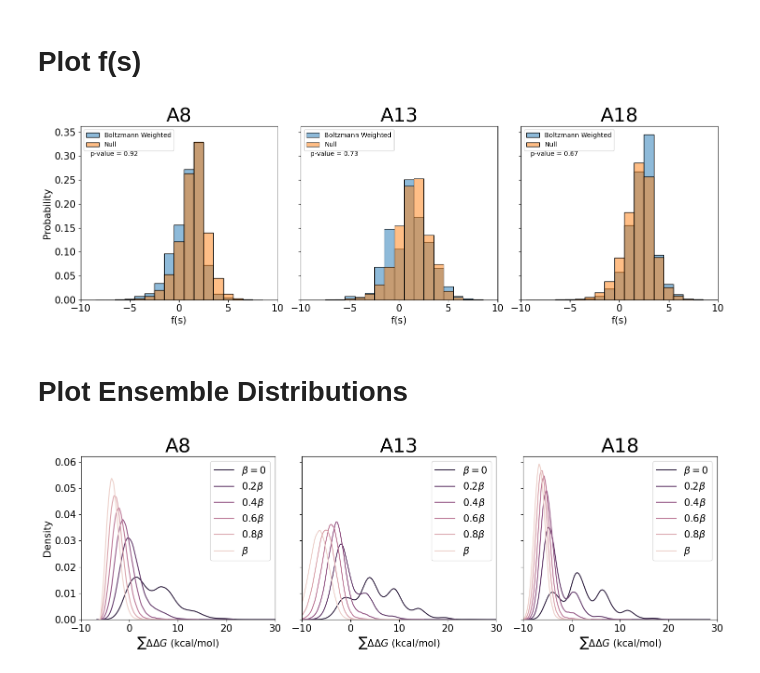
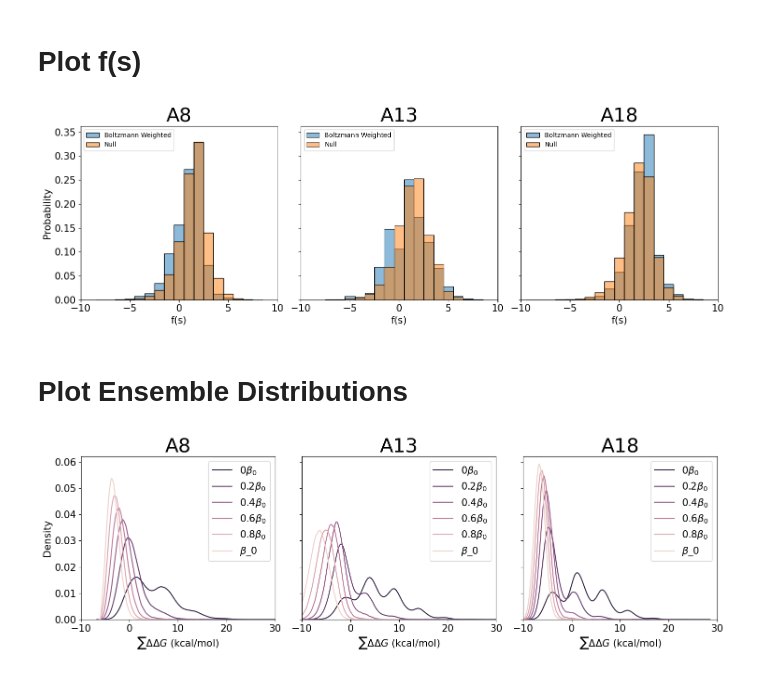
Before and after one commit to DJNovack/Massively_Parallel_Free_Energy_Calculations_of_HA_Binders_2024, a Jupyter notebook: Figures/SI_Simulated_Tempering/SI_Simulated_Tempering.ipynb, the cells around one changed output. Drawn from its saved outputs; the diff is of its cells as text; code cells hidden in the pictures.

```diff
--- a/Figures/SI_Simulated_Tempering/SI_Simulated_Tempering.ipynb
+++ b/Figures/SI_Simulated_Tempering/SI_Simulated_Tempering.ipynb
@@ -16,34 +16,36 @@ A18 = pd.read_csv('../multimutant/A18out100Msteps.traj',delim_whitespace=True)
 # %%
 fig,axes = plt.subplots(1,3,figsize=(15,5),sharey=True)
 plt.rcParams.update({'font.size': 10})
 titles = ['A8','A13','A18']
 for i,df in enumerate([A8,A13,A18]):
     ax = axes.flat[i]
     beta = 0.593**-1
     weights = np.nan_to_num(np.exp(-beta*df['energy']),nan=0)
     vals = df['N_pm']-df['N_mm']-df['N_pp']
     null = df[df['k']==5]['N_pm']-df[df['k']==5]['N_mm']-df[df['k']==5]['N_pp']
     hbins=np.arange(-5,10)
     ax.set_title(titles[i],fontsize=30)
     sns.histplot(x=vals,discrete=True,weights=weights,ax=ax,alpha=0.5,stat='probability',label='Boltzmann Weighted')
     sns.histplot(x=null,discrete=True,weights = sum(null)**-1 * np.ones(len(null)),alpha=0.5,stat='probability',ax=ax,label='Null')
     hist1=np.histogram(vals,weights=weights,bins=hbins)
     hist2=np.histogram(null,bins=hbins)
+    """
     mean = int(np.average(vals,weights=weights))
     idx = int(np.argwhere(hist1[1]==mean))
     p = np.sum(hist2[0][idx:])/np.sum(hist2[0])
+    """
     ax.set_xlabel('f(s)',fontsize=15)
     ax.set_xlim(-10,10)
-    ax.text(-9,0.3,f'p-value = {np.around(p,2)}')
+    #ax.text(-9,0.3,f'p-value = {np.around(p,2)}')
     # Set the font size for x and y ticks and labels
     ax.tick_params(axis='both',labelsize=15)  # Adjust the font size of x ticks
     ax.set_ylabel('Probability', fontsize=15)
     ax.legend(loc='upper left')
 fig.tight_layout()
 fig.savefig('saltbridges_hist_figure11.pdf',dpi=300)
 #plt.hist(df2, bins=50)
 # %% [output]
-[figure, old version]
+[figure, new version]
 # %% [markdown]
 # Plot Ensemble Distributions
 # %%
@@ -58,8 +60,8 @@ for i,df in enumerate([A8,A13,A18]):
     ax.set_xlabel('$\sum \Delta \Delta G$ (kcal/mol)', fontsize=15)
     ax.tick_params(axis='both',labelsize=15)  # Adjust the font size of x ticks
     ax.set_ylabel('Density', fontsize=15)
-    ax.legend(labels=np.flip([r"$\beta$",r"$0.8\beta$",r"$0.6 \beta$",r"$0.4 \beta$",r"$0.2 \beta$",r"$\beta=0$"]))
+    ax.legend(labels=np.flip([r"$\beta$_0",r"$0.8\beta_0$",r"$0.6 \beta_0$",r"$0.4 \beta_0$",r"$0.2 \beta_0$",r"$0\beta_0$"]))
 fig.tight_layout()
 fig.savefig('Ensemble_sampling_figure11.pdf',dpi=300)
 # %% [output]
-[figure, old version]
+[figure, new version]
```
Also changed, not shown: 2 other files.
